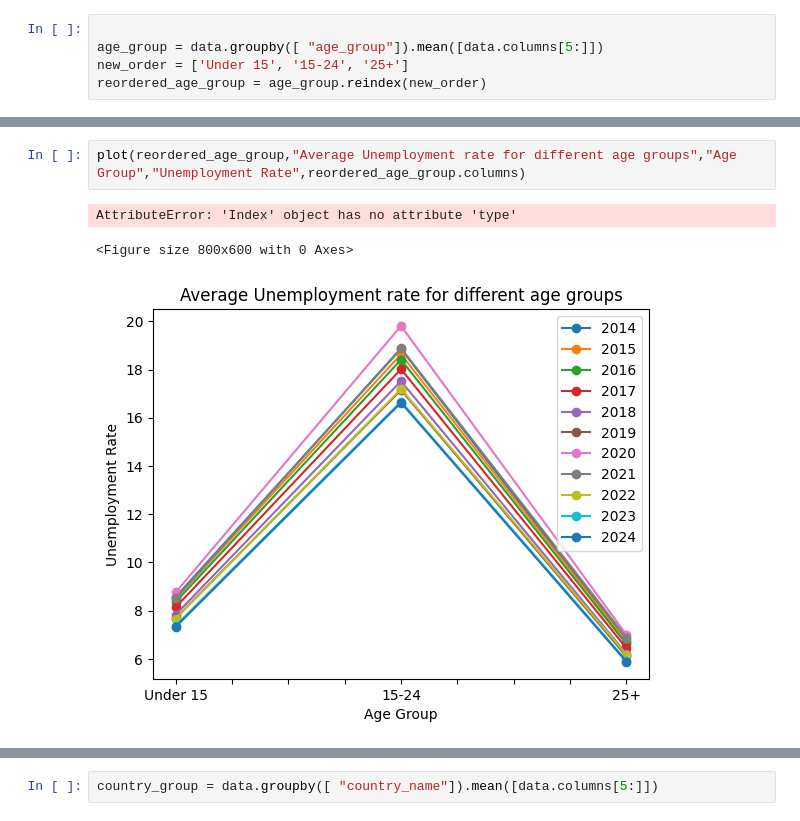
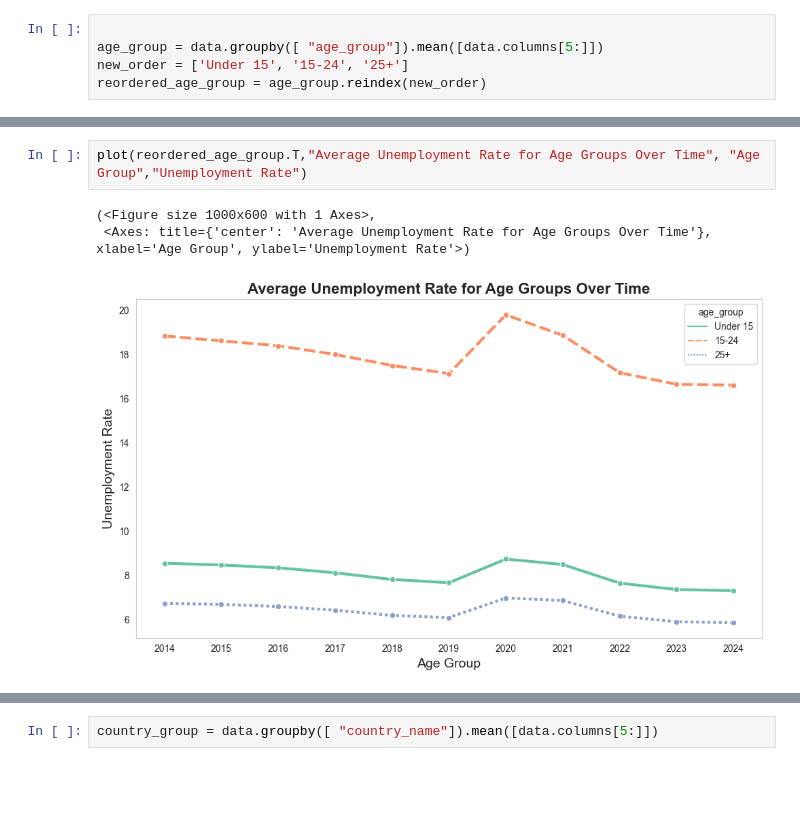
Before and after one commit to AmirMohammadiKarbalaei/Global_Unemployment, a Jupyter notebook: EDA.ipynb, the cells around one changed output, grey strips where cells are left out. Cells and saved outputs as stored; diff of their text form; blank space fills up the shorter version.

```diff
--- a/EDA.ipynb
+++ b/EDA.ipynb
@@ -72,6 +102,6 @@ pandas.core.indexes.base.Index
 # %%
-plot(reordered_age_group,"Average Unemployment rate for different age groups","Age Group","Unemployment Rate",reordered_age_group.columns)
+plot(reordered_age_group.T,"Average Unemployment Rate for Age Groups Over Time", "Age Group","Unemployment Rate")
 # %% [output]
-AttributeError: 'Index' object has no attribute 'type'
+(<Figure size 1000x600 with 1 Axes>,
+ <Axes: title={'center': 'Average Unemployment Rate for Age Groups Over Time'}, xlabel='Age Group', ylabel='Unemployment Rate'>)
-<Figure size 800x600 with 0 Axes>
-[figure, old version]
+[figure, new version]
```
Also changed, not shown: parts of 11 cells of this notebook.
